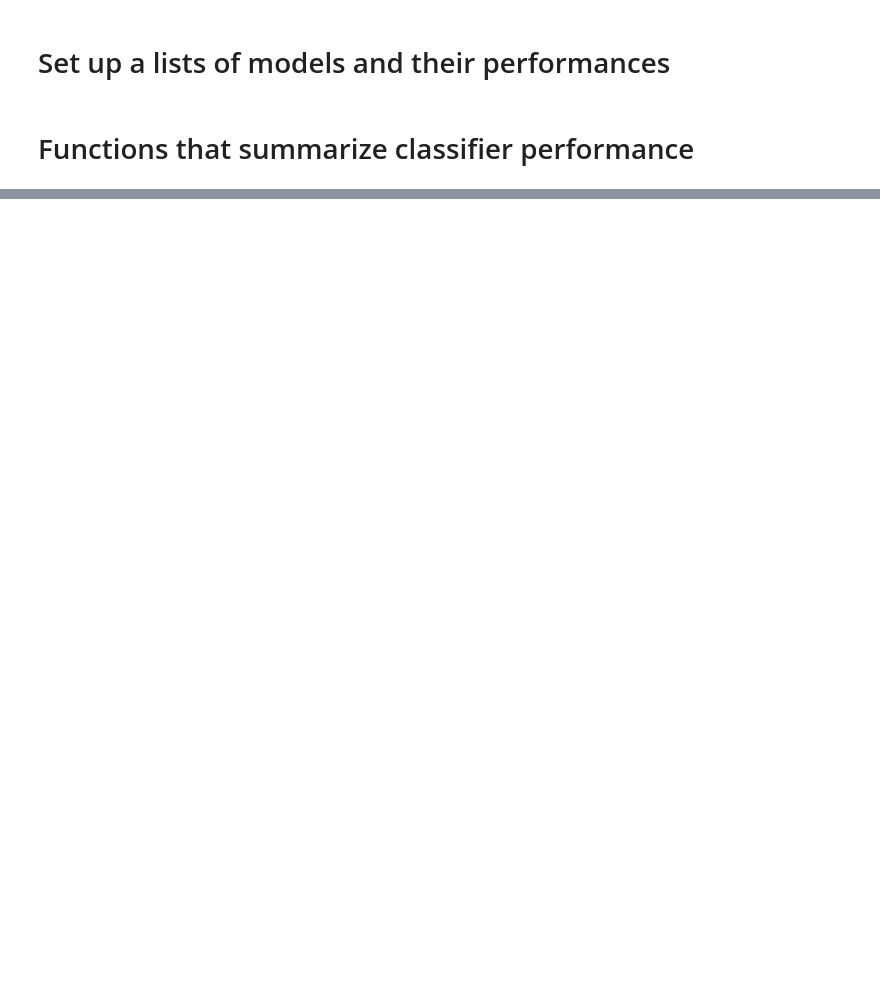
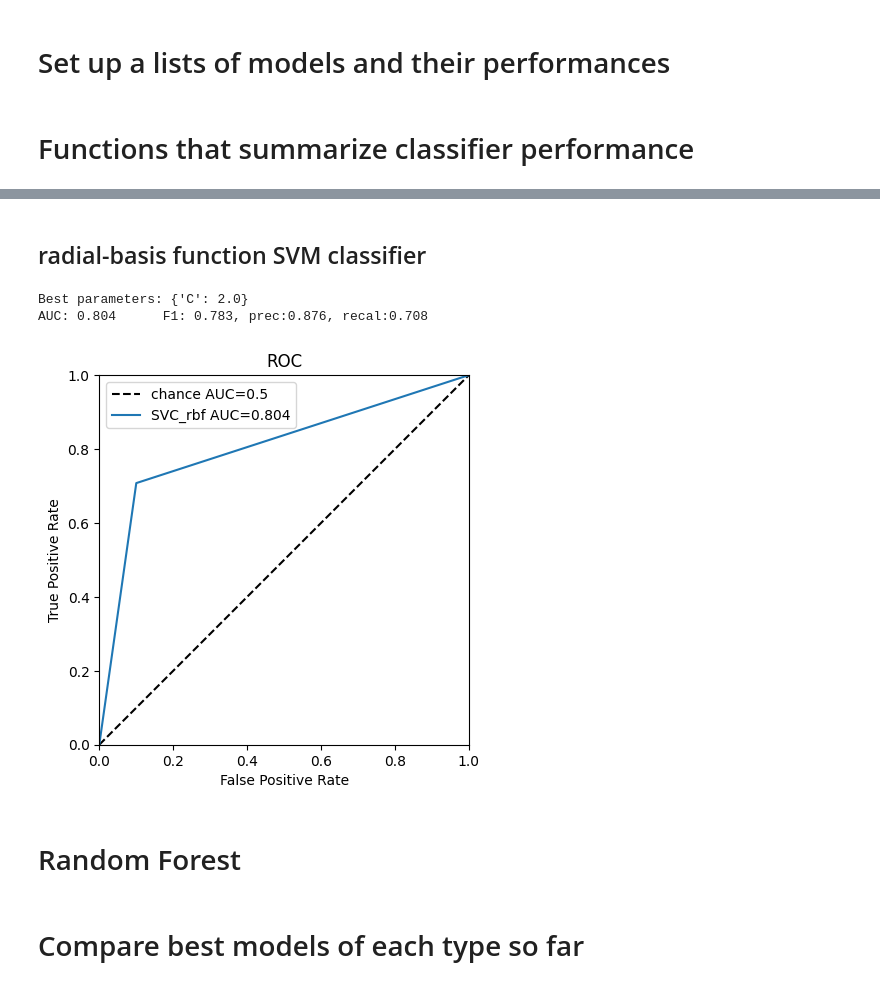
Before and after one commit to zetadin/EGFR_PIC50, a Jupyter notebook: Step3_TrainSimpleModels.ipynb, the cells around one changed output, grey strips where cells are left out. Drawn from its saved outputs; the diff is of its cells as text; code cells hidden in the pictures; blank space fills up the shorter version.

```diff
--- a/Step3_TrainSimpleModels.ipynb
+++ b/Step3_TrainSimpleModels.ipynb
@@ -112,0 +214,24 @@ svm_lin = SVC(kernel="linear", C=0.025, random_state=42)
+# %% [markdown]
+## radial-basis function SVM classifier
+# %%
+# do a hyper-parameter search
+param_grid = {'C': [0.025, 0.1, 0.5, 1.0, 2.0]}
+base_estimator = SVC(kernel="rbf", random_state=42, class_weight="balanced")
+
+sh = GridSearchCV(base_estimator, param_grid,
+                  scoring='f1',
+                  cv=xval_folds, # cross validation folds
+                  n_jobs=-1,     # use all processors
+                  refit=True,    # fit best parameters on all data
+                 ).fit(no3D_train_x, no3D_train_y)
+
+print("Best parameters:", sh.best_params_)
+evaluate("SVC_rbf", sh.best_estimator_, no3D_test_x, no3D_test_y, draw=True, weights=no3D_test_w)
+# %% [output]
+Best parameters: {'C': 2.0}
+AUC: 0.804      F1: 0.783, prec:0.876, recal:0.708
+[figure, added]
+# %% [markdown]
+# Random Forest
+# %% [markdown]
+# Compare best models of each type so far
```
Also changed, not shown: parts of 11 cells of this notebook.
